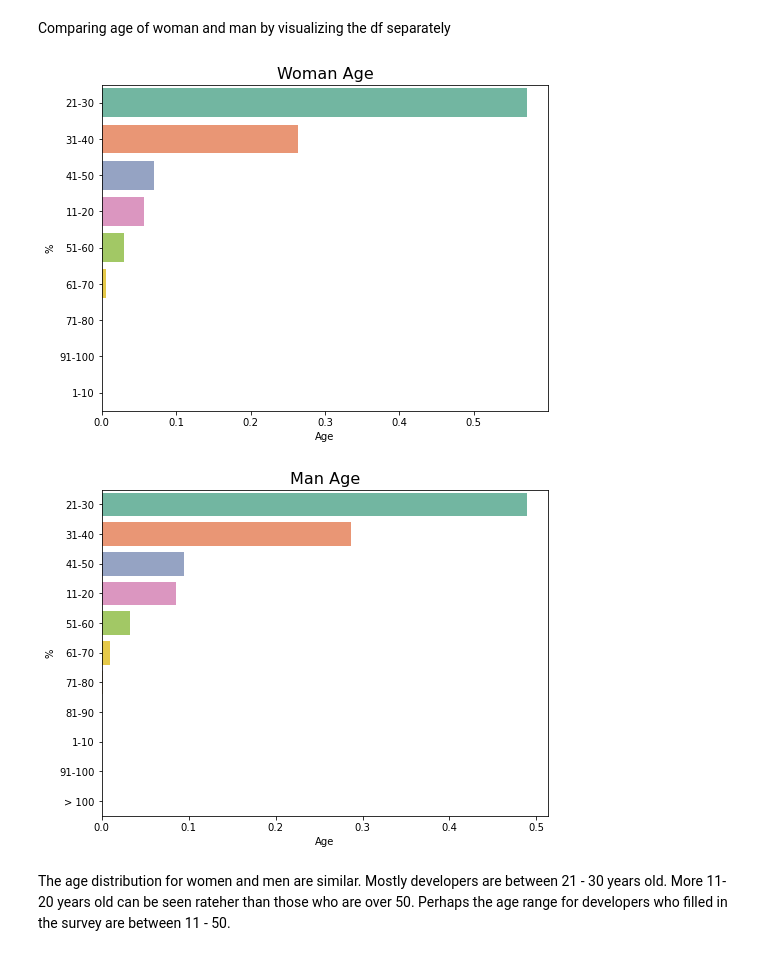
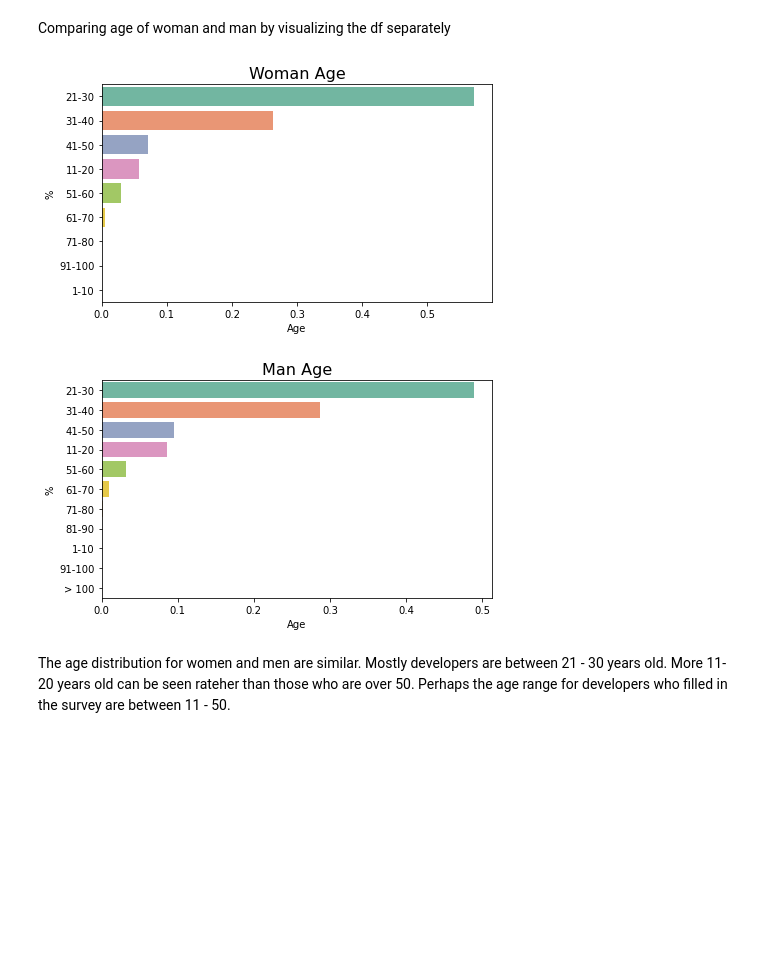
Before and after one commit to WidyaPuspitaloka/StackOverflow_2020_Developer_Survey, a Jupyter notebook: StackOverflow-Developer-Survey-Analysis-2020/StackOverflow2020-Developer-Survey-Analysis.ipynb, the cells around one changed output. Cells and saved outputs as stored; diff of their text form; code cells hidden in the pictures; blank space fills up the shorter version.

```diff
--- a/StackOverflow-Developer-Survey-Analysis-2020/StackOverflow2020-Developer-Survey-Analysis.ipynb
+++ b/StackOverflow-Developer-Survey-Analysis-2020/StackOverflow2020-Developer-Survey-Analysis.ipynb
@@ -1045,23 +1045,23 @@ df_woman_age.sort_values('Respondent', ascending=False, inplace=True)
 df_man_age.sort_values('Respondent', ascending=False, inplace=True)
 # %%
 #visualize age of woman
-plt.figure(figsize=[8,6])
+plt.figure(figsize=[7,4])
 sns.barplot( y = 'Age' , x = 'WomanPerc', data = df_woman_age, palette = sns.color_palette("Set2"))
 plt.title('Woman Age', fontsize = 16)
 plt.xlabel('Age')
 plt.ylabel('%')
 
 #visualize age of man
-plt.figure(figsize=[8,6])
+plt.figure(figsize=[7,4])
 sns.barplot( y = 'Age' , x = 'ManPerc', data = df_man_age, palette = sns.color_palette("Set2"))
 plt.title('Man Age', fontsize = 16)
 plt.xlabel('Age')
 plt.ylabel('%')
 
 plt.show()
 # %% [output]
-[figure, old version]
+[figure, new version]
-[figure, old version]
+[figure, new version]
 # %% [markdown]
 The age distribution for women and men are similar. Mostly developers are between 21 - 30 years old. More 11-20 years old can be seen rateher than those who are over 50. Perhaps the age range for developers who filled in the survey are between 11 - 50.
 # %% [markdown]
```
Also changed, not shown: parts of 18 cells of this notebook.
